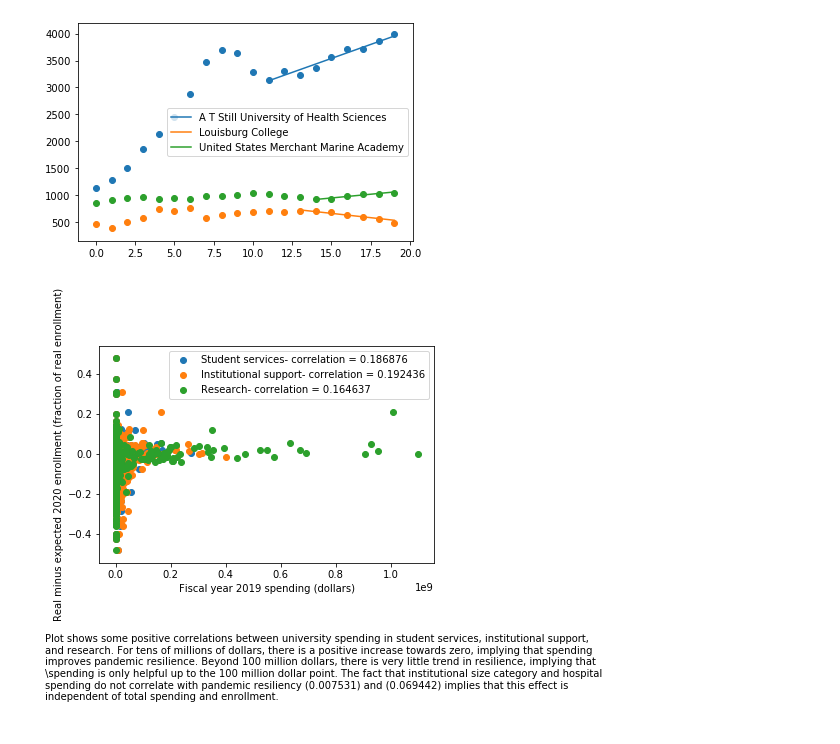
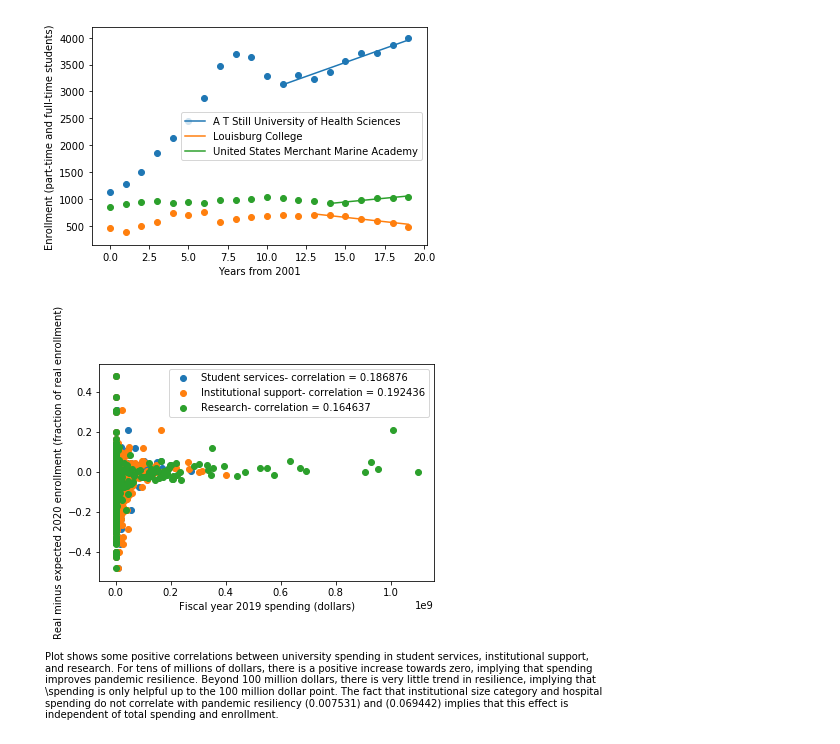
Before and after one commit to rstreatercu/capstone-tdi, a Jupyter notebook: capstone.ipynb, the cells around one changed output. Saved outputs shown, nothing was run; the diff lists cells and outputs as text; code cells hidden in the pictures.

Commit message:
Added plot labels

```diff
--- a/capstone.ipynb
+++ b/capstone.ipynb
@@ -19,34 +19,36 @@ enrollment_list.dropna(inplace=True)
 # Ignore schools that had less than 200 enrollment in 2001 so that larger schools are represented
 enrollment_list = enrollment_list[enrollment_list["Grand total (EF2001  All students total)"]>=200]
 # Create DataFrame of expected 2020 enrollments
 enroll_project = pd.DataFrame(enrollment_list["Grand total (EF2020  All students total)"])
 enroll_project["Projected 2020 enrollment"] = 0
 for i in enrollment_list.index:
     # Start at fourth point from the end so that there are at least four points available, then search more points
     # to determine when the data stops being linear.
     for j in reversed(range(0,len(enrollment_list.loc[i])-4)):
         # Find out when r^2 value is invalid (data not linear)
         year_range = [n for n in range(j,len(enrollment_list.loc[i])-1)]
         cor = np.corrcoef(year_range, enrollment_list.loc[i][year_range])
         r2 = cor[0,1]**2
         if r2 < r2_min:
             # Remove point that leads to bad r2 value
             year_range = year_range[1:]
             break
     if (len(year_range) == 3):
         # Remove enrollments without clear trends
         enrollment_list.drop(index=i, inplace=True)
         continue;
     p = np.polyfit(year_range, enrollment_list.loc[i][year_range],1)
     enroll_project["Projected 2020 enrollment"].loc[i] = p[0] * 19 + p[1]
     # plot a few random lines
     if (i == enrollment_list.index[0]) or (i == enrollment_list.index[500]) or (i == enrollment_list.index[1000]):
         plt.pyplot.plot(range(year_range[0],20),range(year_range[0],20)*p[0]+p[1])
         plt.pyplot.scatter(range(0,20),enrollment_list.loc[i])
+        plt.pyplot.xlabel("Years from 2001")
+        plt.pyplot.ylabel("Enrollment (part-time and full-time students)")
 plt.pyplot.legend([enrollment_list.index[0],enrollment_list.index[500],enrollment_list.index[1000]])
 enroll_diff_frac = (enroll_project["Grand total (EF2020  All students total)"] - enroll_project["Projected 2020 enrollment"])/enroll_project["Grand total (EF2020  All students total)"]
 # %% [output]
-[figure, old version]
+[figure, new version]
 # %%
 # Drop outliers from enroll difference- came from errors in the forcasting
 enroll_diff_frac = enroll_diff_frac[abs(enroll_diff_frac)<0.5]
```
